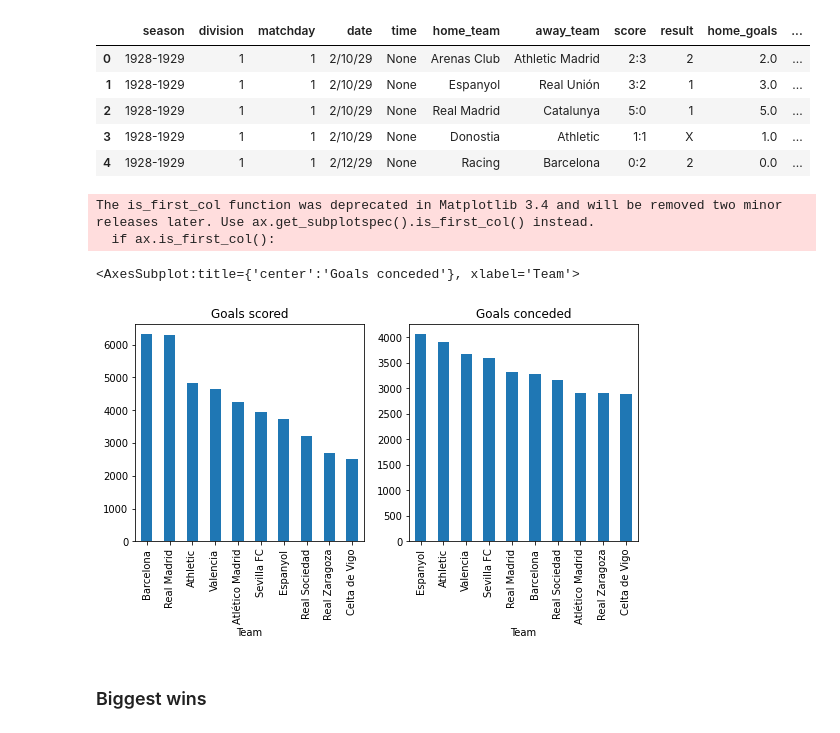
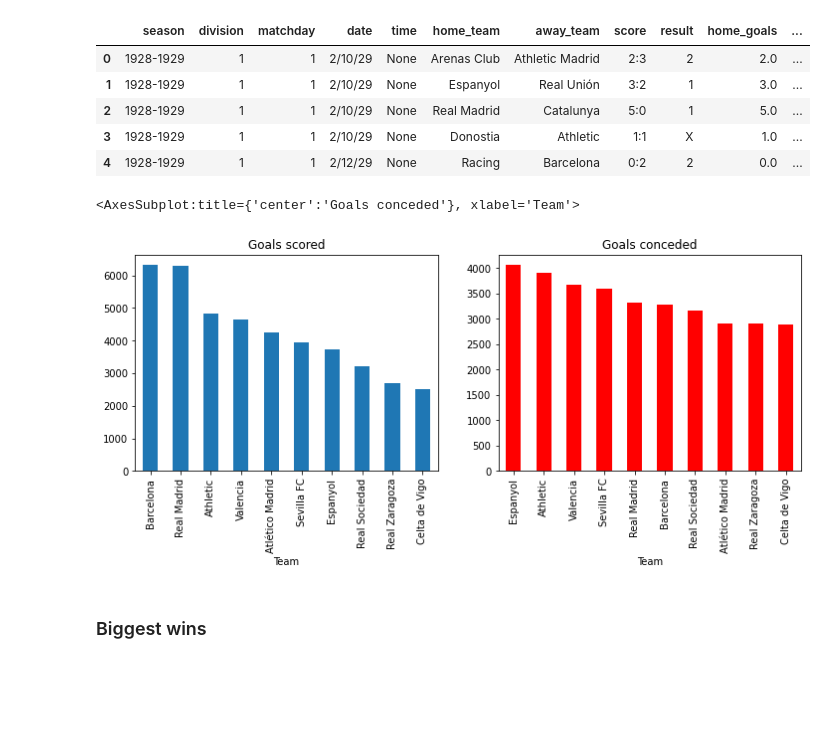
Before and after one commit to jannik-j/la-quiniela, a Jupyter notebook: analysis/AnalyticalWork.ipynb, the cells around one changed output. Saved outputs shown, nothing was run; the diff lists cells and outputs as text; code cells hidden in the pictures; blank space fills up the shorter version.

Commit message:
added the code for exercise 4 and worked on the plots

```diff
--- a/analysis/AnalyticalWork.ipynb
+++ b/analysis/AnalyticalWork.ipynb
@@ -86,14 +87,12 @@ goals_scored = df.loc[df['division']==1].groupby('home_team').sum()['home_goals'
 goals_conceded = df.loc[df['division']==1].groupby('home_team').sum()['away_goals'] \
                + df.loc[df['division']==1].groupby('away_team').sum()['home_goals']
 # %%
-fig, ax = plt.subplots(1, 2, figsize=(9, 4))
+fig, ax = plt.subplots(1, 2, figsize=(14, 4))
 goals_scored.sort_values(ascending=False).head(10).plot.bar(ax = ax[0], title='Goals scored', xlabel="Team")
-goals_conceded.sort_values(ascending=False).head(10).plot.bar(ax = ax[1], title = 'Goals conceded', xlabel="Team")
+goals_conceded.sort_values(ascending=False).head(10).plot.bar(ax = ax[1],color = "red", title = 'Goals conceded', xlabel="Team")
 # %% [output]
-The is_first_col function was deprecated in Matplotlib 3.4 and will be removed two minor releases later. Use ax.get_subplotspec().is_first_col() instead.
-  if ax.is_first_col():
+<AxesSubplot:title={'center':'Goals conceded'}, xlabel='Team'>
-<AxesSubplot:title={'center':'Goals conceded'}, xlabel='Team'>
-[figure, old version]
+[figure, new version]
 # %% [markdown]
 ### Biggest wins
 # %%
```
Also changed, not shown: parts of 8 cells of this notebook.
